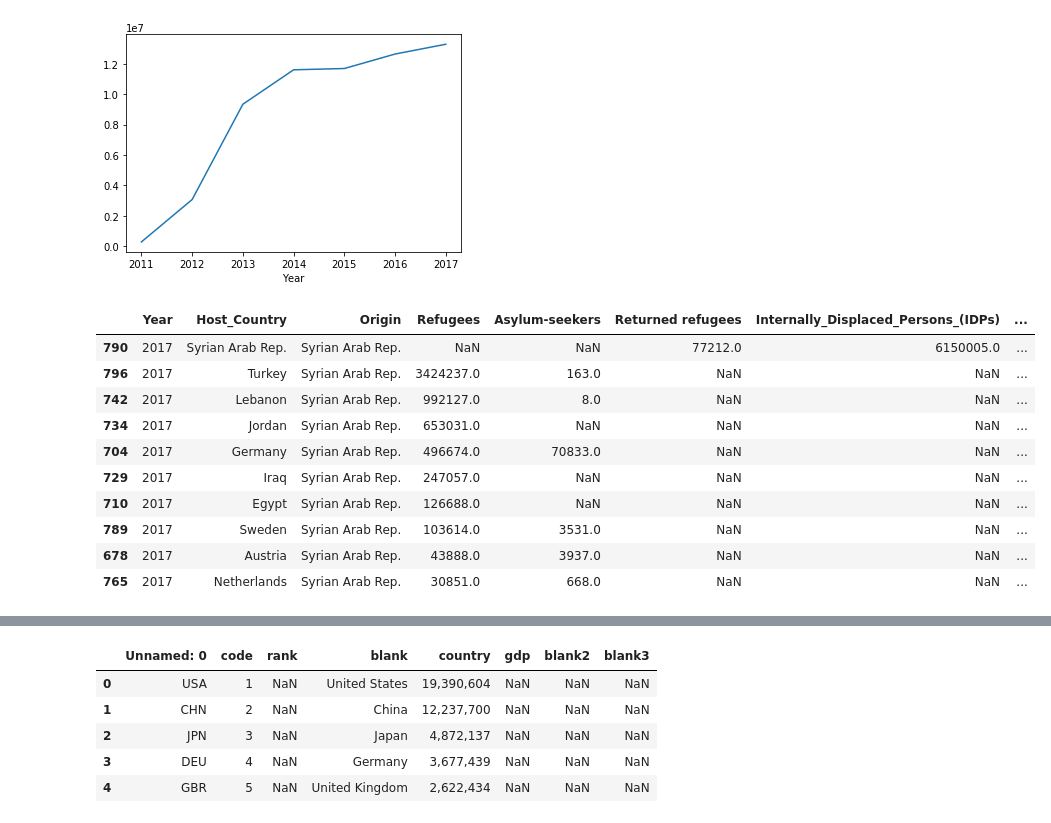
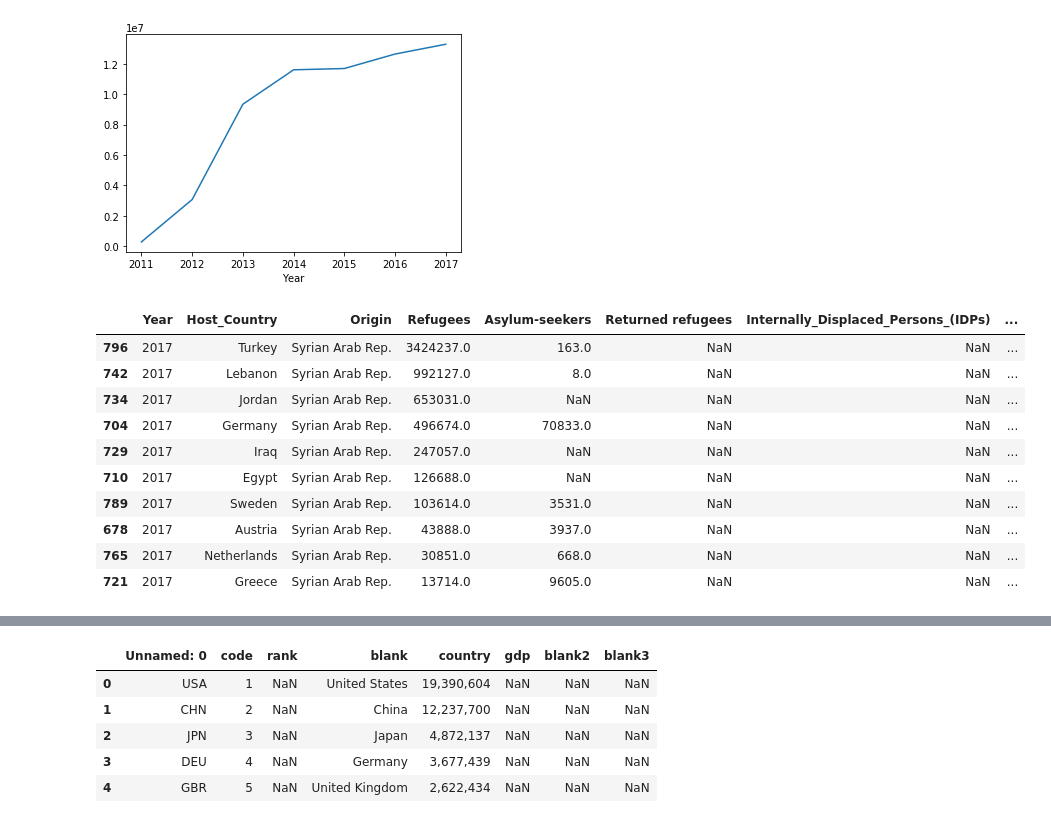
Before and after one commit to mattrehbein/data_studio, a Jupyter notebook: code/02-project/02-Syrian Refugees.ipynb, the cells around one changed output, grey strips where cells are left out. Saved outputs shown, nothing was run; the diff lists cells and outputs as text; code cells hidden in the pictures.

```diff
--- a/code/02-project/02-Syrian Refugees.ipynb
+++ b/code/02-project/02-Syrian Refugees.ipynb
@@ -61,5 +83,7 @@ Stateless persons                      float64
 Others_of_concern                      float64
 Total_Population                       float64
 dtype: object
+# %%
+df['Host_Country'] = df.Host_Country.str.replace("United States of America", "United States")
 # %%
 # df[df.Host_Country == 'Algeria']
@@ -90,12 +114,12 @@ df.groupby('Year').Total_Population.sum().plot()
 <matplotlib.axes._subplots.AxesSubplot at 0x...>
 [figure]
 # %%
-last_year = df[df.Year == 2017]
+# US ranks 22 when expand to top 30, by my count on the df
+last_year = df[(df.Year == 2017) & (df.Host_Country != 'Syrian Arab Rep.')]
 top_ten = last_year.sort_values(by='Total_Population', ascending=False).head(10)
 top_ten
 # %% [output]
 |  | Year | Host_Country | Origin | Refugees | Asylum-seekers | Returned refugees | Internally_Displaced_Persons_(IDPs) | ... |
-| 790 | 2017 | Syrian Arab Rep. | Syrian Arab Rep. | NaN | NaN | 77212.0 | 6150005.0 | ... |
 | 796 | 2017 | Turkey | Syrian Arab Rep. | 3424237.0 | 163.0 | NaN | NaN | ... |
 | 742 | 2017 | Lebanon | Syrian Arab Rep. | 992127.0 | 8.0 | NaN | NaN | ... |
 | 734 | 2017 | Jordan | Syrian Arab Rep. | 653031.0 | NaN | NaN | NaN | ... |
@@ -105,3 +129,4 @@ top_ten
 | 789 | 2017 | Sweden | Syrian Arab Rep. | 103614.0 | 3531.0 | NaN | NaN | ... |
 | 678 | 2017 | Austria | Syrian Arab Rep. | 43888.0 | 3937.0 | NaN | NaN | ... |
 | 765 | 2017 | Netherlands | Syrian Arab Rep. | 30851.0 | 668.0 | NaN | NaN | ... |
+| 721 | 2017 | Greece | Syrian Arab Rep. | 13714.0 | 9605.0 | NaN | NaN | ... |
```
Also changed, not shown: parts of 10 cells of this notebook, 5 other files.
